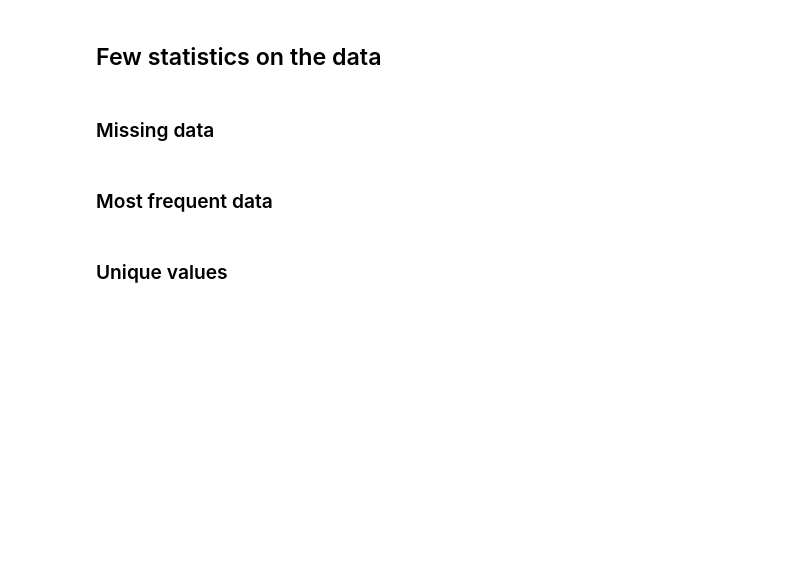
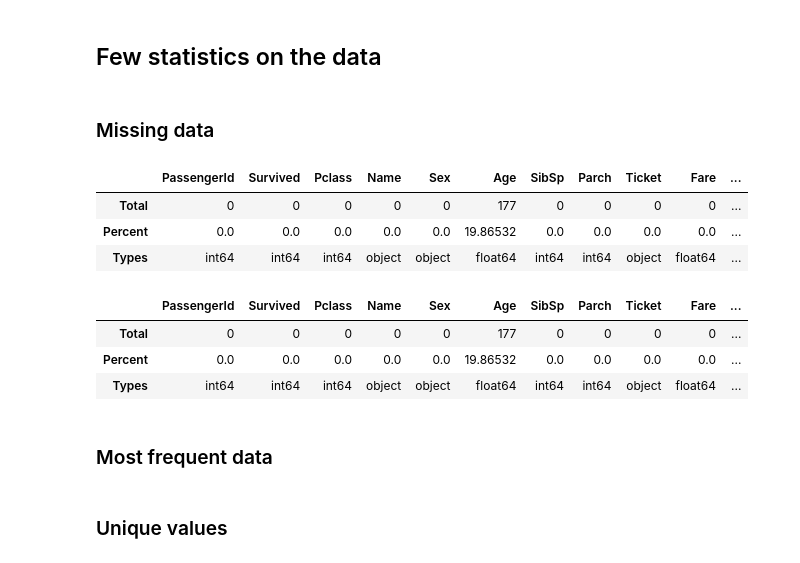
Before and after one commit to cjo51/titanic_problem_set, a Jupyter notebook: Titanic Data Journey.ipynb, the cells around one changed output. Cells and saved outputs as stored; diff of their text form; code cells hidden in the pictures; blank space fills up the shorter version.

Commit message:
created missing data function

```diff
--- a/Titanic Data Journey.ipynb
+++ b/Titanic Data Journey.ipynb
@@ -124,26 +124,34 @@ test_df.describe()
 ### Missing data
 # %%
 # TODO: turn into function
-total = train_df.isnull().sum()
-percent = (train_df.isnull().sum()/train_df.isnull().count()*100)
-tt = pd.concat([total, percent], axis=1, keys=['Total', 'Percent'])
-types = []
-for col in train_df.columns:
-    dtype = str(train_df[col].dtype)
-    types.append(dtype)
-tt['Types'] = types
-df_missing_train = np.transpose(tt)
+def missing_data(df):
+    total = df.isnull().sum()
+    percent = (total/df.isnull().count()*100)
+    tt = pd.concat([total, percent], axis=1, keys=['Total', 'Percent'])
+    types = []
+    for col in df.columns:
+        dtype = str(df[col].dtype)
+        types.append(dtype)
+    tt['Types'] = types
+    df_missing = np.transpose(tt)
+    return df_missing
+
+df_missing_train = missing_data(train_df)
+df_missing_train
+# %% [output]
+|  | PassengerId | Survived | Pclass | Name | Sex | Age | SibSp | Parch | Ticket | Fare | ... |
+| Total | 0 | 0 | 0 | 0 | 0 | 177 | 0 | 0 | 0 | 0 | ... |
+| Percent | 0.0 | 0.0 | 0.0 | 0.0 | 0.0 | 19.86532 | 0.0 | 0.0 | 0.0 | 0.0 | ... |
+| Types | int64 | int64 | int64 | object | object | float64 | int64 | int64 | object | float64 | ... |
 # %%
 # TODO: turn into function
-total = test_df.isnull().sum()
-percent = (test_df.isnull().sum()/test_df.isnull().count()*100)
-tt = pd.concat([total, percent], axis=1, keys=['Total', 'Percent'])
-types = []
-for col in test_df.columns:
-    dtype = str(test_df[col].dtype)
-    types.append(dtype)
-tt['Types'] = types
-df_missing_test = np.transpose(tt)
+df_missing_test = missing_data(test_df)
+df_missing_test
+# %% [output]
+|  | PassengerId | Survived | Pclass | Name | Sex | Age | SibSp | Parch | Ticket | Fare | ... |
+| Total | 0 | 0 | 0 | 0 | 0 | 177 | 0 | 0 | 0 | 0 | ... |
+| Percent | 0.0 | 0.0 | 0.0 | 0.0 | 0.0 | 19.86532 | 0.0 | 0.0 | 0.0 | 0.0 | ... |
+| Types | int64 | int64 | int64 | object | object | float64 | int64 | int64 | object | float64 | ... |
 # %% [markdown]
 ### Most frequent data
 # %%
```
